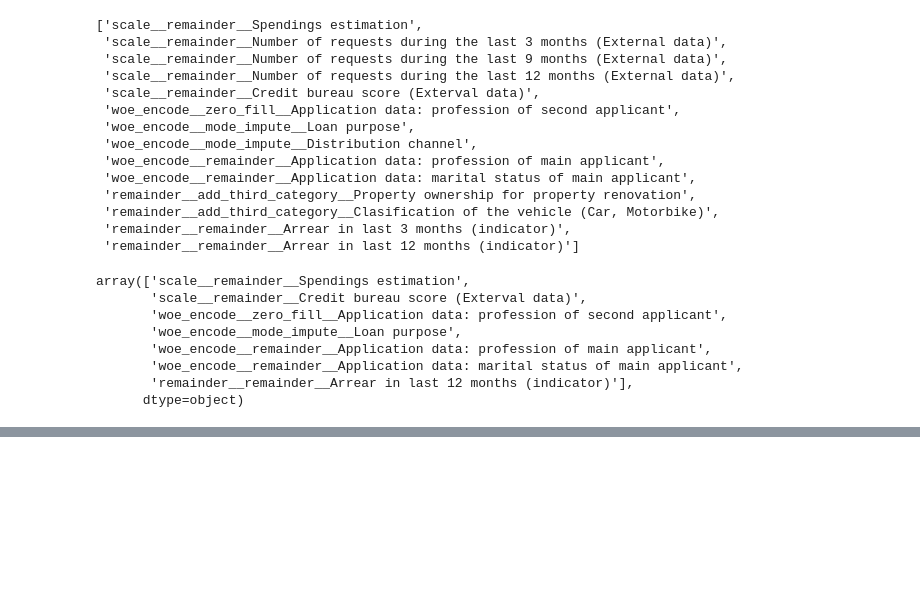
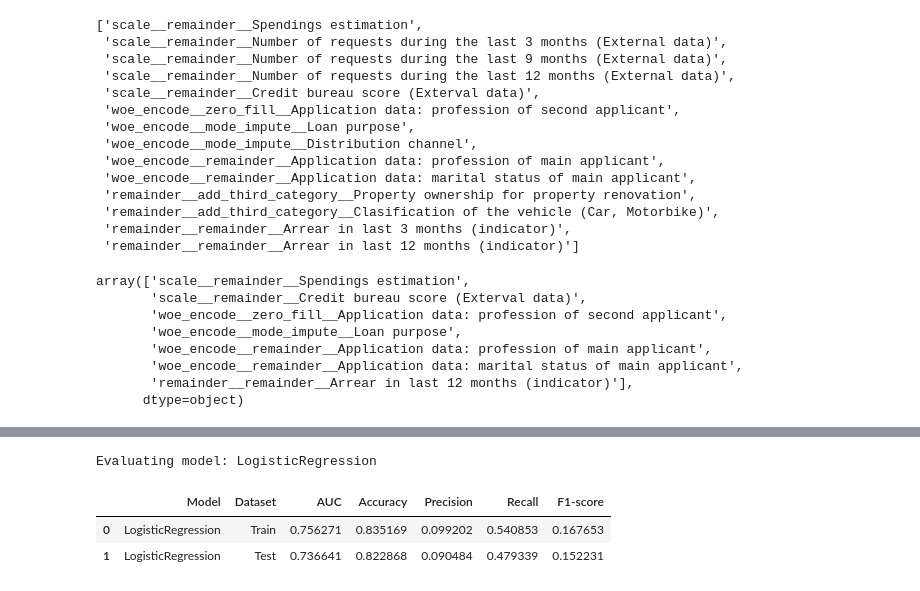
Before and after one commit to Sillem/ING-den, a Jupyter notebook: Model_logistic.ipynb, the cells around one changed output, grey strips where cells are left out. Saved outputs shown, nothing was run; the diff lists cells and outputs as text; code cells hidden in the pictures; blank space fills up the shorter version.

```diff
--- a/Model_logistic.ipynb
+++ b/Model_logistic.ipynb
@@ -170,0 +177,7 @@ test_perf = sc.perf_eva(y_test, test_proba, title = "test")
+# %%
+evaluate_model(model, x_train_transformed, y_train, x_test_transformed, y_test, threshold=threshold)
+# %% [output]
+Evaluating model: LogisticRegression
+|  | Model | Dataset | AUC | Accuracy | Precision | Recall | F1-score |
+| 0 | LogisticRegression | Train | 0.756271 | 0.835169 | 0.099202 | 0.540853 | 0.167653 |
+| 1 | LogisticRegression | Test | 0.736641 | 0.822868 | 0.090484 | 0.479339 | 0.152231 |
```
Also changed, not shown: parts of 7 cells of this notebook, 2 other files.
